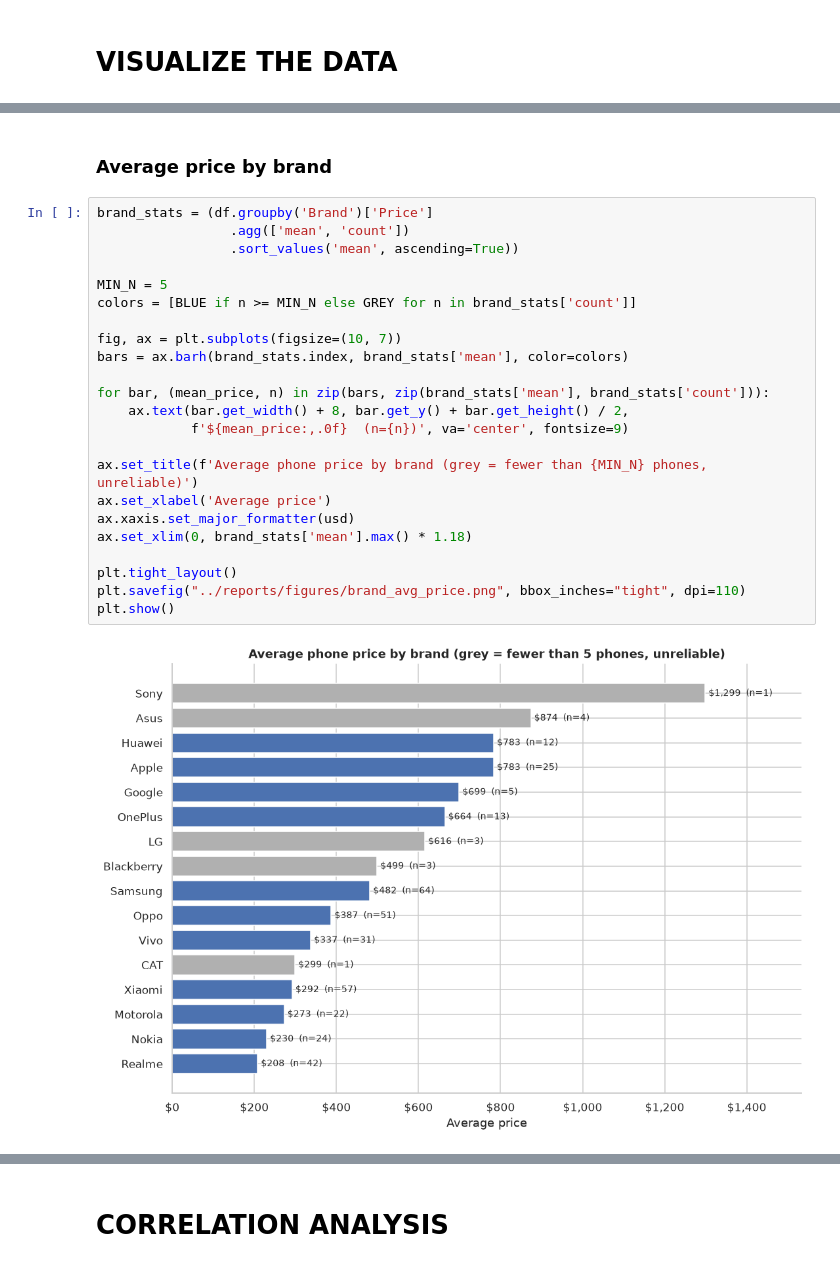
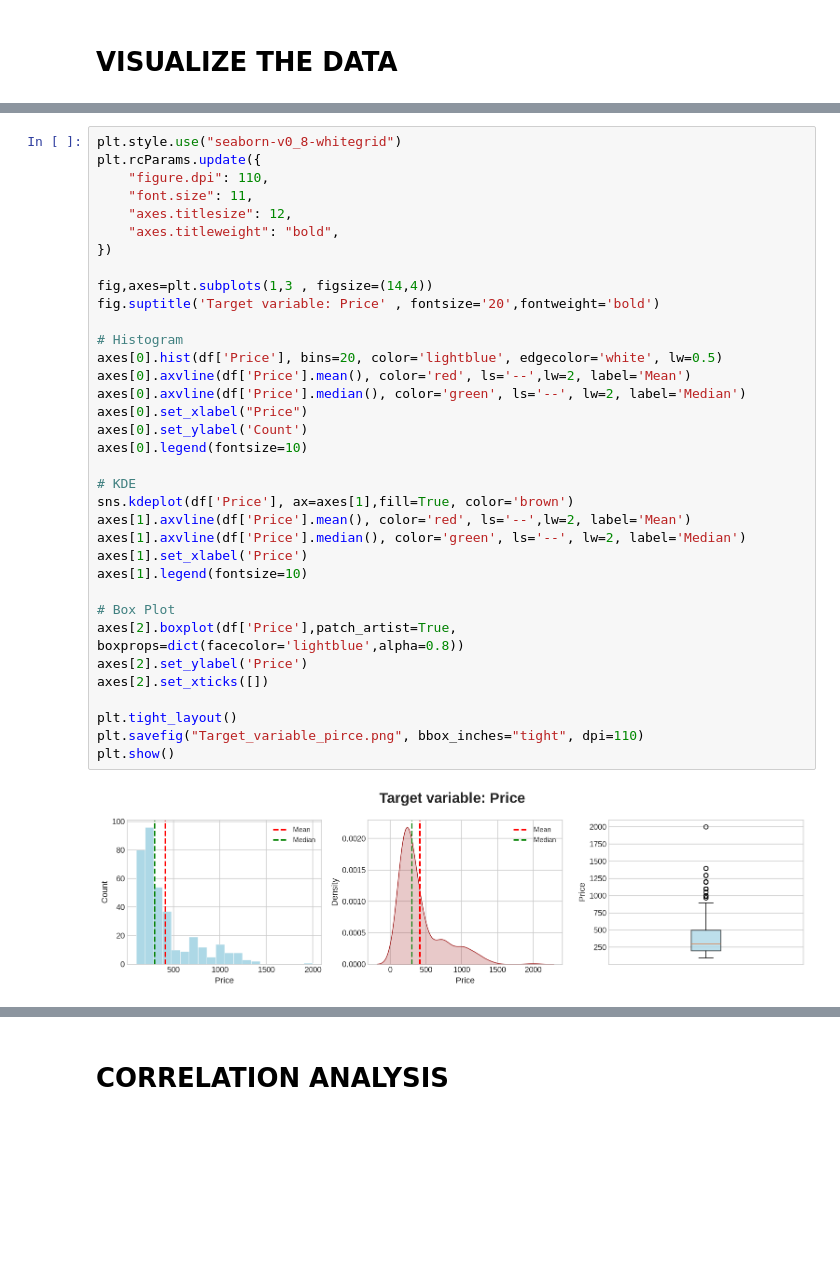
Before and after one commit to Rehobotw/phone-price-regression-from-scratch, a Jupyter notebook: notebooks/01-eda-and-cleaning.ipynb, the cells around one changed output, grey strips where cells are left out. Cells and saved outputs as stored; diff of their text form; blank space fills up the shorter version.

```diff
--- a/notebooks/01-eda-and-cleaning.ipynb
+++ b/notebooks/01-eda-and-cleaning.ipynb
@@ -393,27 +259,37 @@ plt.show()
-# %% [markdown]
-### Average price by brand
-# %%
-brand_stats = (df.groupby('Brand')['Price']
-                 .agg(['mean', 'count'])
-                 .sort_values('mean', ascending=True))
-
-MIN_N = 5
-colors = [BLUE if n >= MIN_N else GREY for n in brand_stats['count']]
-
-fig, ax = plt.subplots(figsize=(10, 7))
-bars = ax.barh(brand_stats.index, brand_stats['mean'], color=colors)
-
-for bar, (mean_price, n) in zip(bars, zip(brand_stats['mean'], brand_stats['count'])):
-    ax.text(bar.get_width() + 8, bar.get_y() + bar.get_height() / 2,
-            f'${mean_price:,.0f}  (n={n})', va='center', fontsize=9)
-
-ax.set_title(f'Average phone price by brand (grey = fewer than {MIN_N} phones, unreliable)')
-ax.set_xlabel('Average price')
-ax.xaxis.set_major_formatter(usd)
-ax.set_xlim(0, brand_stats['mean'].max() * 1.18)
-
-plt.tight_layout()
-plt.savefig("../reports/figures/brand_avg_price.png", bbox_inches="tight", dpi=110)
-plt.show()
-# %% [output]
-[figure, removed]
+# %%
+plt.style.use("seaborn-v0_8-whitegrid")
+plt.rcParams.update({
+    "figure.dpi": 110,
+    "font.size": 11,
+    "axes.titlesize": 12,
+    "axes.titleweight": "bold",
+})
+
+fig,axes=plt.subplots(1,3 , figsize=(14,4))
+fig.suptitle('Target variable: Price' , fontsize='20',fontweight='bold')
+
+# Histogram
+axes[0].hist(df['Price'], bins=20, color='lightblue', edgecolor='white', lw=0.5)
+axes[0].axvline(df['Price'].mean(), color='red', ls='--',lw=2, label='Mean')
+axes[0].axvline(df['Price'].median(), color='green', ls='--', lw=2, label='Median')
+axes[0].set_xlabel("Price")
+axes[0].set_ylabel('Count')
+axes[0].legend(fontsize=10)
+
+# KDE
+sns.kdeplot(df['Price'], ax=axes[1],fill=True, color='brown')
+axes[1].axvline(df['Price'].mean(), color='red', ls='--',lw=2, label='Mean')
+axes[1].axvline(df['Price'].median(), color='green', ls='--', lw=2, label='Median')
+axes[1].set_xlabel('Price')
+axes[1].legend(fontsize=10)
+
+# Box Plot
+axes[2].boxplot(df['Price'],patch_artist=True, boxprops=dict(facecolor='lightblue',alpha=0.8))
+axes[2].set_ylabel('Price')
+axes[2].set_xticks([])
+
+plt.tight_layout()
+plt.savefig("Target_variable_pirce.png", bbox_inches="tight", dpi=110)
+plt.show()
+# %% [output]
+[figure, added]
```
Also changed, not shown: parts of 27 cells of this notebook, 7 other files.
